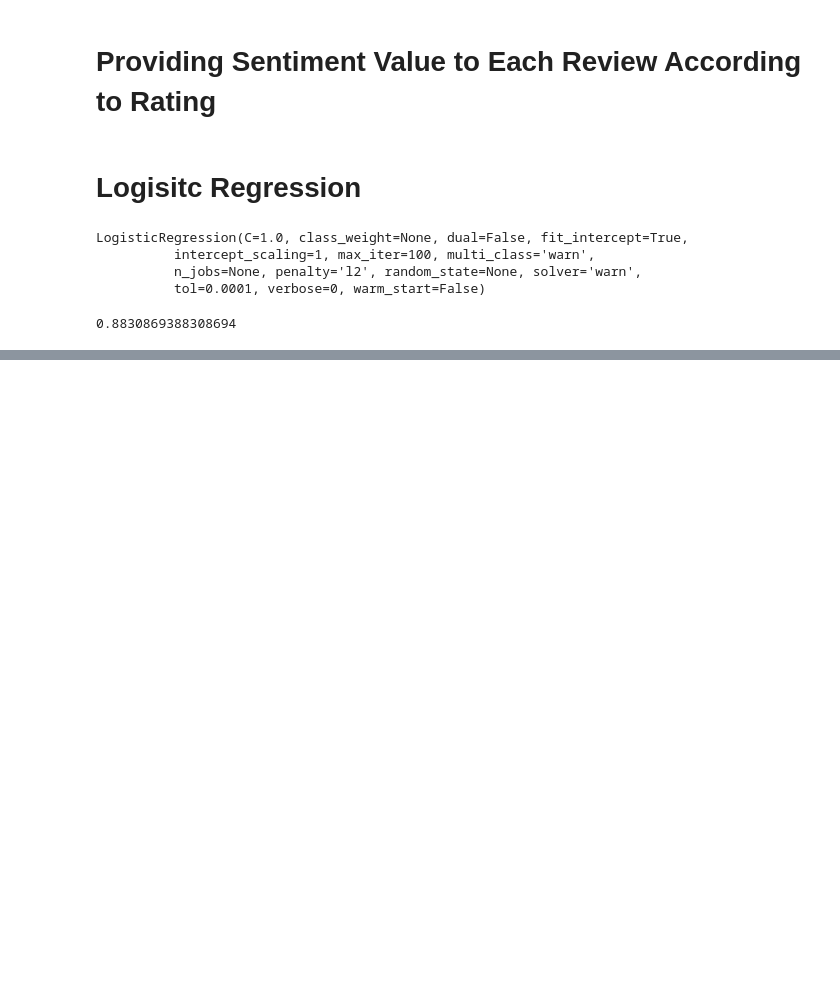
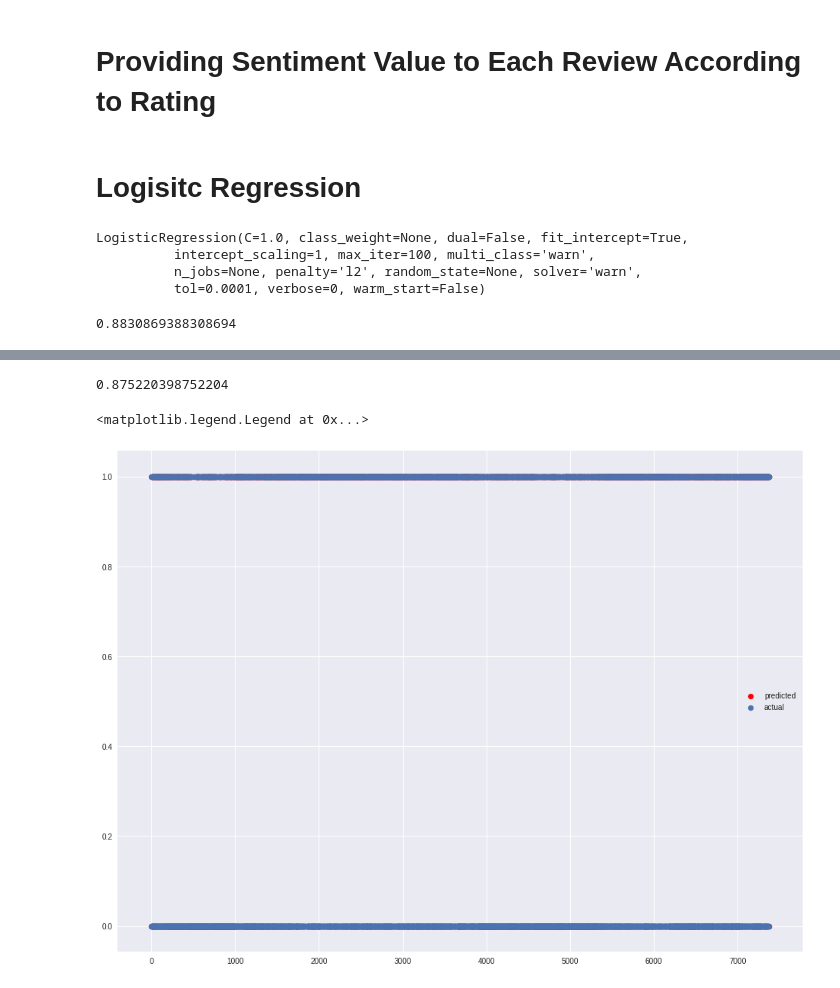
Before and after one commit to vkunal1996/Airport-Reviews-Analysis, a Jupyter notebook: Airline_Quality_Service.ipynb, the cells around one changed output, grey strips where cells are left out. Cells and saved outputs as stored; diff of their text form; code cells hidden in the pictures; blank space fills up the shorter version.

```diff
--- a/Airline_Quality_Service.ipynb
+++ b/Airline_Quality_Service.ipynb
@@ -164,0 +214,12 @@ model.score(x_l[29488:],sentiment[29488:])
+# %%
+clf.score(x_l[29488:],sentiment[29488:])
+# %% [output]
+0.875220398752204
+# %%
+plt.figure(figsize=(16,12))
+plt.scatter(x_axis,sentiment[29488:],color='red',label='predicted')
+plt.scatter(x_axis,y_predict,label='actual')
+plt.legend()
+# %% [output]
+<matplotlib.legend.Legend at 0x...>
+[figure, added]
```
Also changed, not shown: parts of 8 cells of this notebook.
